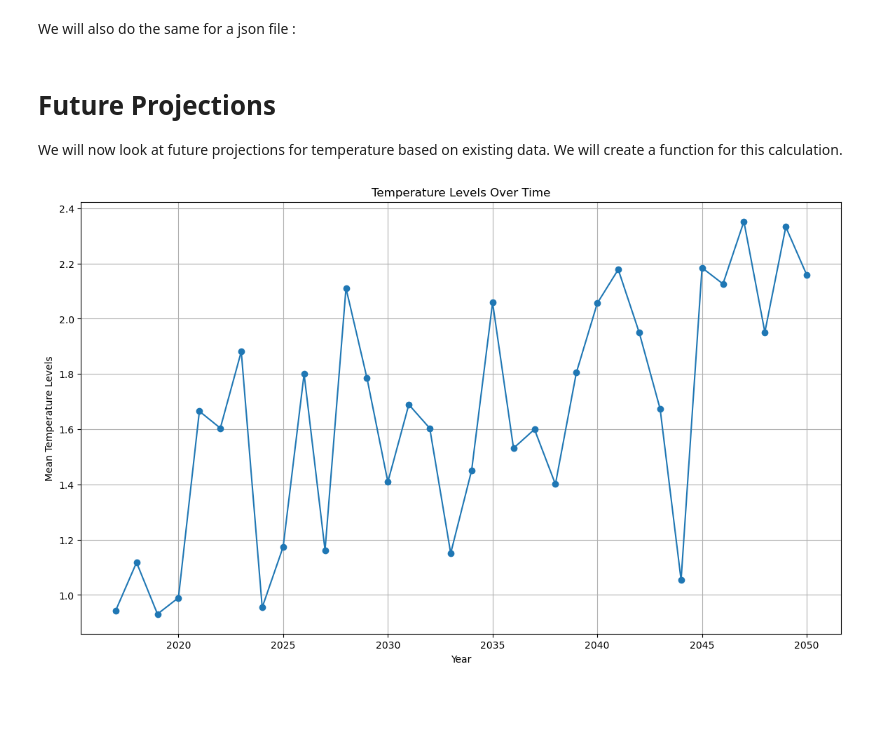
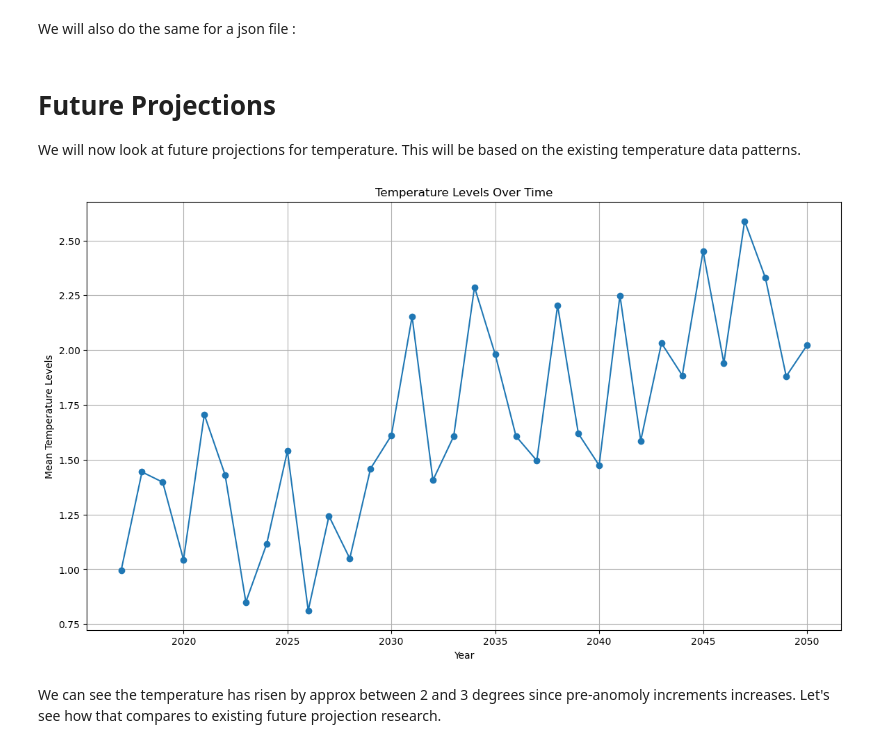
Before and after one commit to frankquinn89/PROGRAMMING_FOR_DATA_ANALYSIS_2, a Jupyter notebook: project.ipynb, the cells around one changed output. Drawn from its saved outputs; the diff is of its cells as text; code cells hidden in the pictures; blank space fills up the shorter version.

Commit message:
add analysis to future projections section

```diff
--- a/project.ipynb
+++ b/project.ipynb
@@ -225,38 +225,32 @@ data_export.to_json('data/all_data.json')
 # %% [markdown]
 # Future Projections
 
-We will now look at future projections for temperature based on existing data.
-We will create a function for this calculation.
+We will now look at future projections for temperature. This will be based on the existing temperature data patterns.
 # %%
-def calculate_future_temp(dataframe):
-    # Get the maximum temperature for each year
-    max_temps = dataframe.groupby('Year')['Mean'].max()
+# Get the maximum temperature for each year
+max_temps = annual_temp.groupby('Year')['Mean'].max()
 
-    # Calculate the average temperature increase by taking the difference between the last two years
-    # avg_temp_increase = max_temps.iloc[-1] - max_temps.iloc[-2]
-    avg_temp_increase = dataframe['Mean'].mean()
-    # Generate next 100 years
-    future_years = list(range(dataframe['Year'].max() + 1, dataframe['Year'].max() + 35))
+# Calculate the average temperature increase by taking the difference between the last two years
+# avg_temp_increase = max_temps.iloc[-1] - max_temps.iloc[-2]
+avg_temp_increase = annual_temp['Mean'].mean()
 
-    # Predict temperatures for the next 100 years using mean and standard deviation
-    future_temps = [
-        max_temps.iloc[-1] + i * avg_temp_increase + np.random.normal(loc=0, scale=dataframe['Mean'].std())
-        for i in range(1, 35)
-    ]
+# Generate next 100 years
+future_years = list(range(annual_temp['Year'].max() + 1, annual_temp['Year'].max() + 35))
 
-    # DataFrame for the future data
-    future_temp_data = pd.DataFrame({'Year': future_years, 'Mean': future_temps})
+# Predict temperatures for the next 100 years using mean and standard deviation
+future_temps = [max_temps.iloc[-1] + i * avg_temp_increase + np.random.normal(loc=0, scale=annual_temp['Mean'].std()) for i in range(1, 35)]
 
-    return future_temp_data
+# DataFrame for the future data
+future_temperature = pd.DataFrame({'Year': future_years, 'Mean': future_temps})
+
+mplot.figure(figsize=(14, 8))
+mplot.plot(future_temperature['Year'], future_temperature['Mean'], marker='o', linestyle='-')
+mplot.xlabel('Year')
+mplot.ylabel('Mean Temperature Levels')
+mplot.title('Temperature Levels Over Time')
+mplot.grid(True)
+mplot.show()
+# %% [output]
+[figure, added]
-# %%
-future_data = calculate_future_temp(annual_temp)
-
-mplot.figure(figsize=(14, 8))
-mplot.plot(future_data['Year'], future_data['Mean'], marker='o', linestyle='-')
-mplot.xlabel('Year')
-mplot.ylabel('Mean Temperature Levels')
-mplot.title('Temperature Levels Over Time')
-mplot.grid(True)
-mplot.show()
-# %% [output]
-[figure, removed]
+# %% [markdown]
+We can see the temperature has risen by approx between 2 and 3 degrees since pre-anomoly increments increases. Let's see how that compares to existing future projection research.
```
Also changed, not shown: parts of 4 cells of this notebook.
